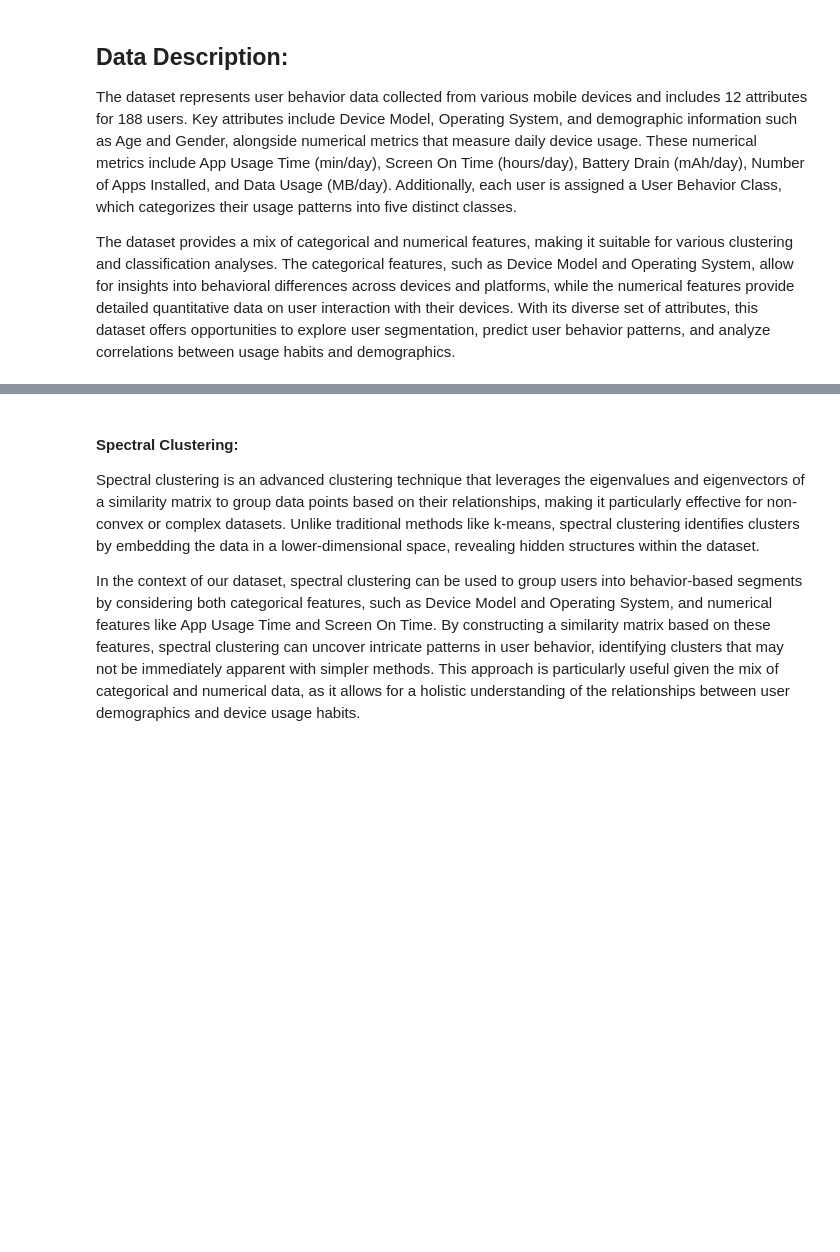
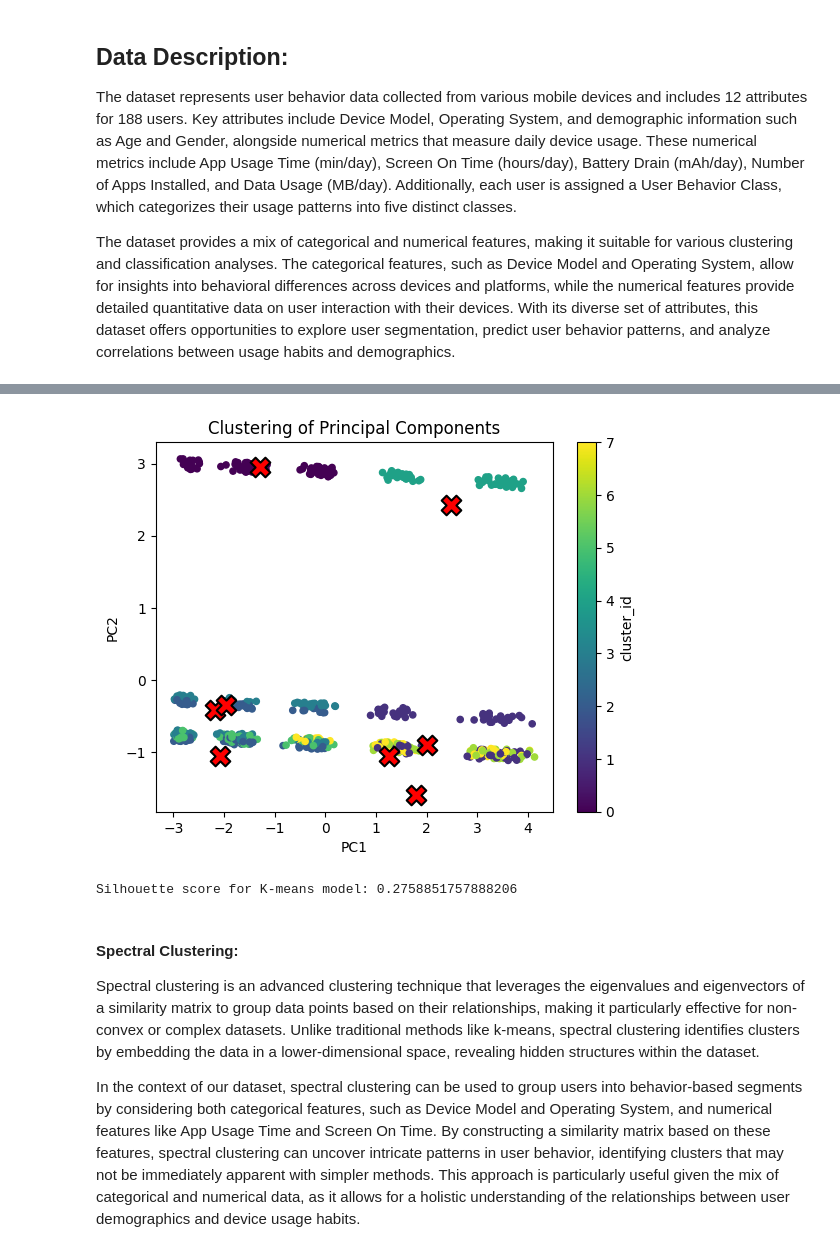
Before and after one commit to Capstone-24-25/Vignette-Clustering-Methods, a Jupyter notebook: results/primary-vignette.ipynb, the cells around one changed output, grey strips where cells are left out. Cells and saved outputs as stored; diff of their text form; code cells hidden in the pictures; blank space fills up the shorter version.

```diff
--- a/results/primary-vignette.ipynb
+++ b/results/primary-vignette.ipynb
@@ -25,3 +73,29 @@ Although not suitible for many complex datasets due to the myriad of drawbacks i
+# %%
+# Visualization using PCA
+pca_2 = PCA(n_components=2)
+pca_2_result = pca_2.fit_transform(X_scaled)
+
+centroids = kmeans.cluster_centers_
+centroids_2 = pca_2.fit_transform(centroids)
+
+viz = pd.DataFrame(pca_2_result)
+viz['cluster_id'] = labels
+viz = viz.rename(columns={0: "PC1", 1:"PC2"})
+
+viz.plot.scatter('PC1', 'PC2', c=2, colormap='viridis')
+
+plt.scatter(centroids_2[:, 0], centroids_2[:, 1], marker='X', s=200, linewidths=1.5,
+                color='red', edgecolors="black")
+plt.title('Clustering of Principal Components')
+plt.show()
+# %% [output]
+[figure, added]
+# %%
+# Silhouette score... Necessary???
+silhouette_avg = silhouette_score(X_scaled, labels)
+print(f"Silhouette score for K-means model: {silhouette_avg}")
+# %% [output]
+Silhouette score for K-means model: 0.2758851757888206
 # %% [markdown]
 
 #### Spectral Clustering:
```
Also changed, not shown: parts of 6 cells of this notebook.
